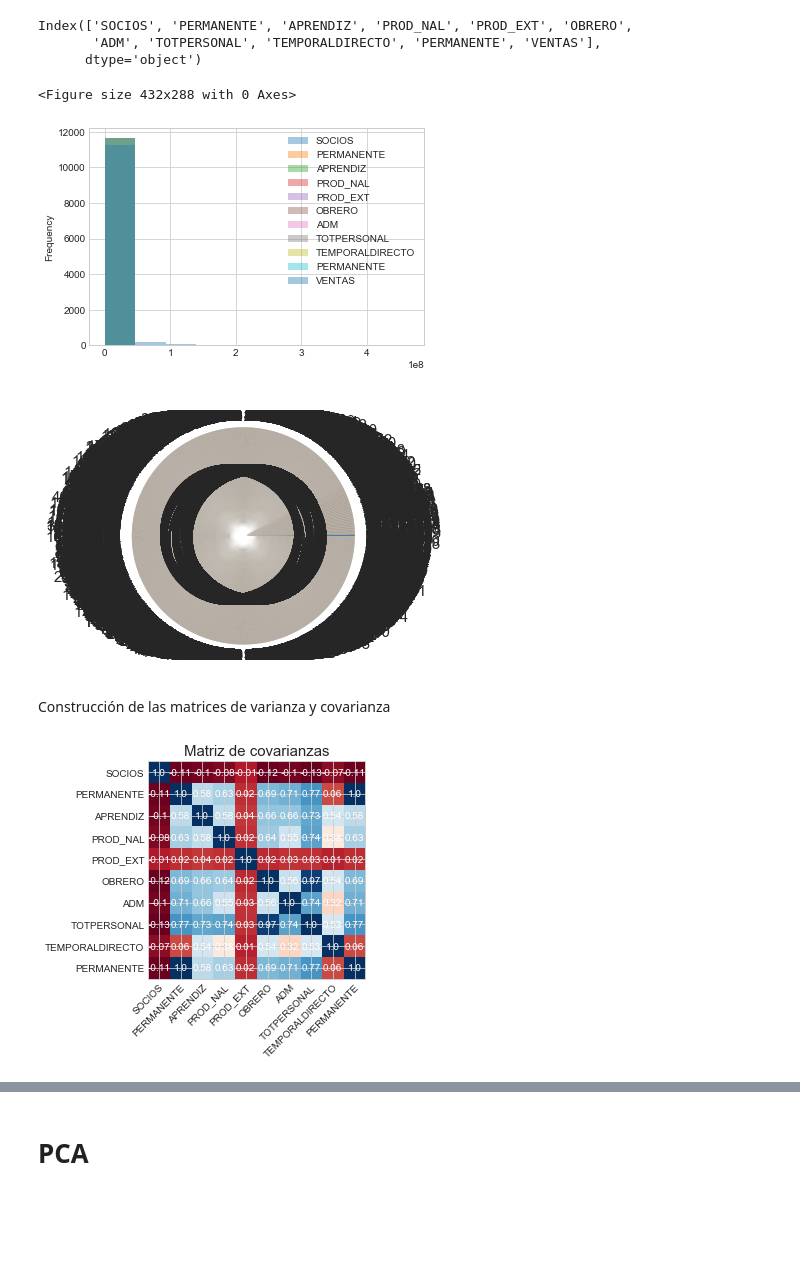
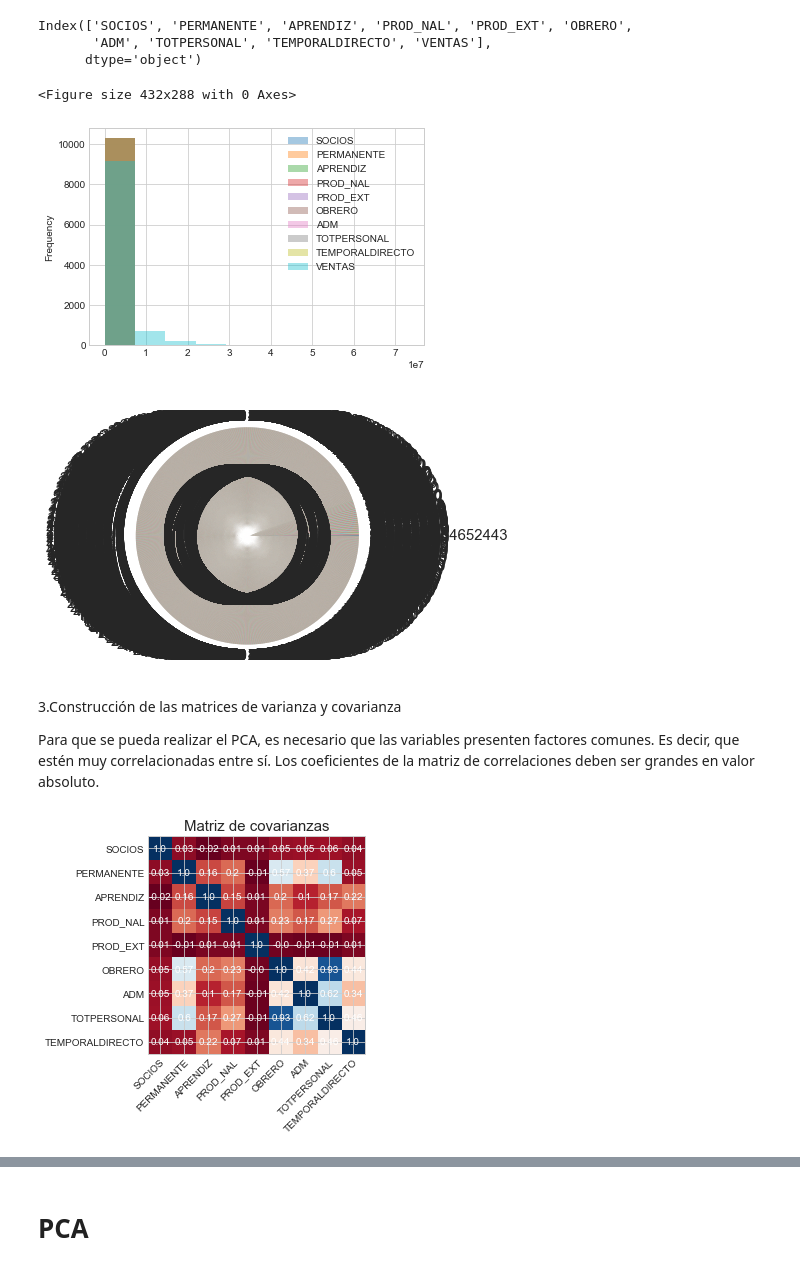
Before and after one commit to KatherinAcosta/Proyecto2018, a Jupyter notebook: PCA recursos humanos.ipynb, the cells around one changed output, grey strips where cells are left out. Drawn from its saved outputs; the diff is of its cells as text; code cells hidden in the pictures; blank space fills up the shorter version.

```diff
--- a/PCA recursos humanos.ipynb
+++ b/PCA recursos humanos.ipynb
@@ -35,0 +31,7 @@ total
+# %%
+#Se cargan los archivos limpios sin variables respetidas, imputados los datos y sin atípicos
+
+#SIEMPRE USAR EL ARCHIVO TOTALULIMPIO2 QUE ES EL DE LOS DATOS LIMPIOS
+
+total=pd.read_excel("TOTALULIMPIO2.xlsx",index_col=0) #Recursos:amarillo #Capacidades:rojo #Resultados:azul
+total
@@ -38,11 +52,13 @@ Separar las variables dependientes de las independientes (RECURSOS HUMANOS) y no
 # %%
-variables = ['SOCIOS','PERMANENTE','APRENDIZ','PROD_NAL','PROD_EXT','OBRERO','ADM','TOTPERSONAL','TEMPORALDIRECTO','PERMANENTE','VENTAS']
-X=total.loc[:,variables].values # Separando los Recursos humanos
-y=total.loc [:, ['VENTAS']].values # Separando el objetivo que es ventas
+variables = ['SOCIOS','PERMANENTE','APRENDIZ','PROD_NAL','PROD_EXT','OBRERO','ADM','TOTPERSONAL','TEMPORALDIRECTO','VENTAS']
+# Separando los Recursos humanos (Varibles independientes)
+X=total.loc[:,variables].values
+# Separando el objetivo que es ventas (Variable dependiente)
+y=total.loc [:, ['VENTAS']].values
 # %%
 x_std= StandardScaler().fit_transform(X)
 # %%
-recursosh = pd.DataFrame(data = X, columns = variables).head(11646)
+recursosh = pd.DataFrame(data = X, columns = variables).head(10295)
 recursosh
 # %% [output]
 |  | SOCIOS | PERMANENTE | APRENDIZ | PROD_NAL | PROD_EXT | OBRERO | ADM | TOTPERSONAL | TEMPORALDIRECTO | ... |
@@ -63,9 +75,11 @@ recursosh.to_excel("RECURSOSH.xlsx")
 # %%
+#No hay datos perdidos pues se esta utilizando el archivo de los datos limpios
+
 recursosh.isnull().sum() # Saber si hay casos con NA
 recursosh.dropna(how="all", inplace=True) # Eliminar las observaciones con NA
 recursosh.columns
 # %% [output]
 Index(['SOCIOS', 'PERMANENTE', 'APRENDIZ', 'PROD_NAL', 'PROD_EXT', 'OBRERO',
-       'ADM', 'TOTPERSONAL', 'TEMPORALDIRECTO', 'PERMANENTE', 'VENTAS'],
+       'ADM', 'TOTPERSONAL', 'TEMPORALDIRECTO', 'VENTAS'],
       dtype='object')
 # %%
@@ -81,9 +95,11 @@ recursosh.VENTAS.value_counts().plot(kind="pie",autopct='%1.1f%%', fontsize=15)
 plt.show()
 # %% [output]
 <Figure size 432x288 with 0 Axes>
-[figure, old version]
+[figure, new version]
-[figure, old version]
+[figure, new version]
-# %% [markdown]
-Construcción de las matrices de varianza y covarianza
+# %% [markdown]
+3.Construcción de las matrices de varianza y covarianza
+
+Para que se pueda realizar el PCA, es necesario que las variables presenten factores comunes. Es decir, que estén muy correlacionadas entre sí. Los coeficientes de la matriz de correlaciones deben ser grandes en valor absoluto.
 # %%
 # Matriz de covarianza
@@ -90,31 +107,33 @@ Construcción de las matrices de varianza y covarianza
 mean_vec=np.mean(X_std,axis=0)
 cov_mat=(X_std-mean_vec).T.dot((X_std-mean_vec))/(X_std.shape[0]-1)
 # %%
+import matplotlib.pyplot as plt
 #Gráficar en un mapa de calor las covarianzas
 
 corMat=np.asarray(cov_mat)
 
 fig, ax = plt.subplots()
 im = ax.imshow(corMat,cmap="RdBu")
 
 # Mostrar las etiquetas de las variables
 ax.set_xticks(np.arange(len(names)-1))
 ax.set_yticks(np.arange(len(names)-1))
 # Asignar los nombres a las etiquetas
-ax.set_xticklabels(names[:10])
-ax.set_yticklabels(names[:10])
+ax.set_xticklabels(names[:9])
+ax.set_yticklabels(names[:9])
 
 # Rotar los nombres
 plt.setp(ax.get_xticklabels(), rotation=45, ha="right",
          rotation_mode="anchor")
 
 # Loop para asignar los valores de las correlaciones en el mapa de calor
 for i in range(len(names)-1):
     for j in range(len(names)-1):
         text = ax.text(j, i, round(corMat[i, j],2),
                        ha="center", va="center", color="w")
 
-plt.title("Matriz de covarianzas", fontdict={"fontsize":15}) # o de correlación si los datos están normalizados
+plt.title("Matriz de covarianzas", fontdict={"fontsize":15})
+# o de correlación si los datos están normalizados
 plt.show()
 # %% [output]
-[figure, old version]
+[figure, new version]
```
Also changed, not shown: parts of 30 cells of this notebook.
